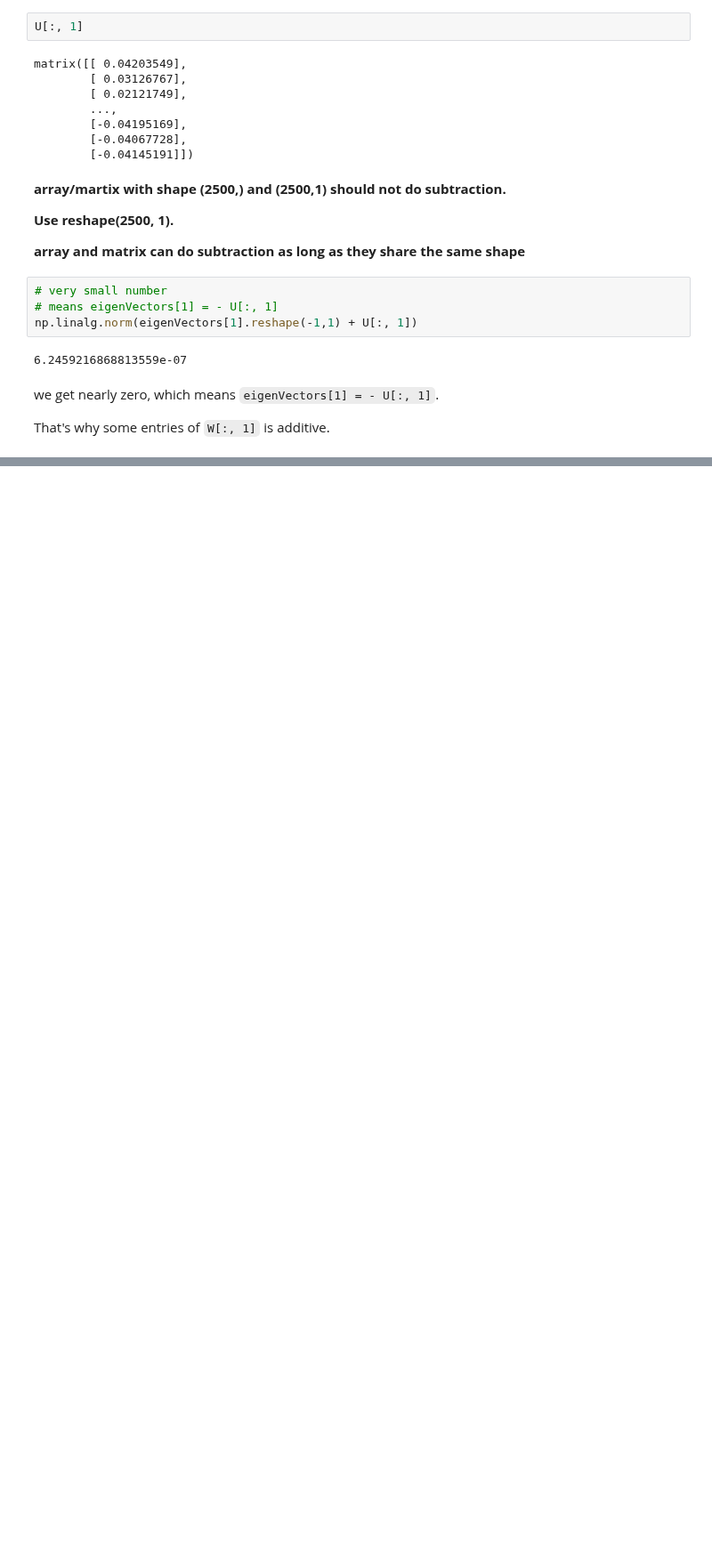
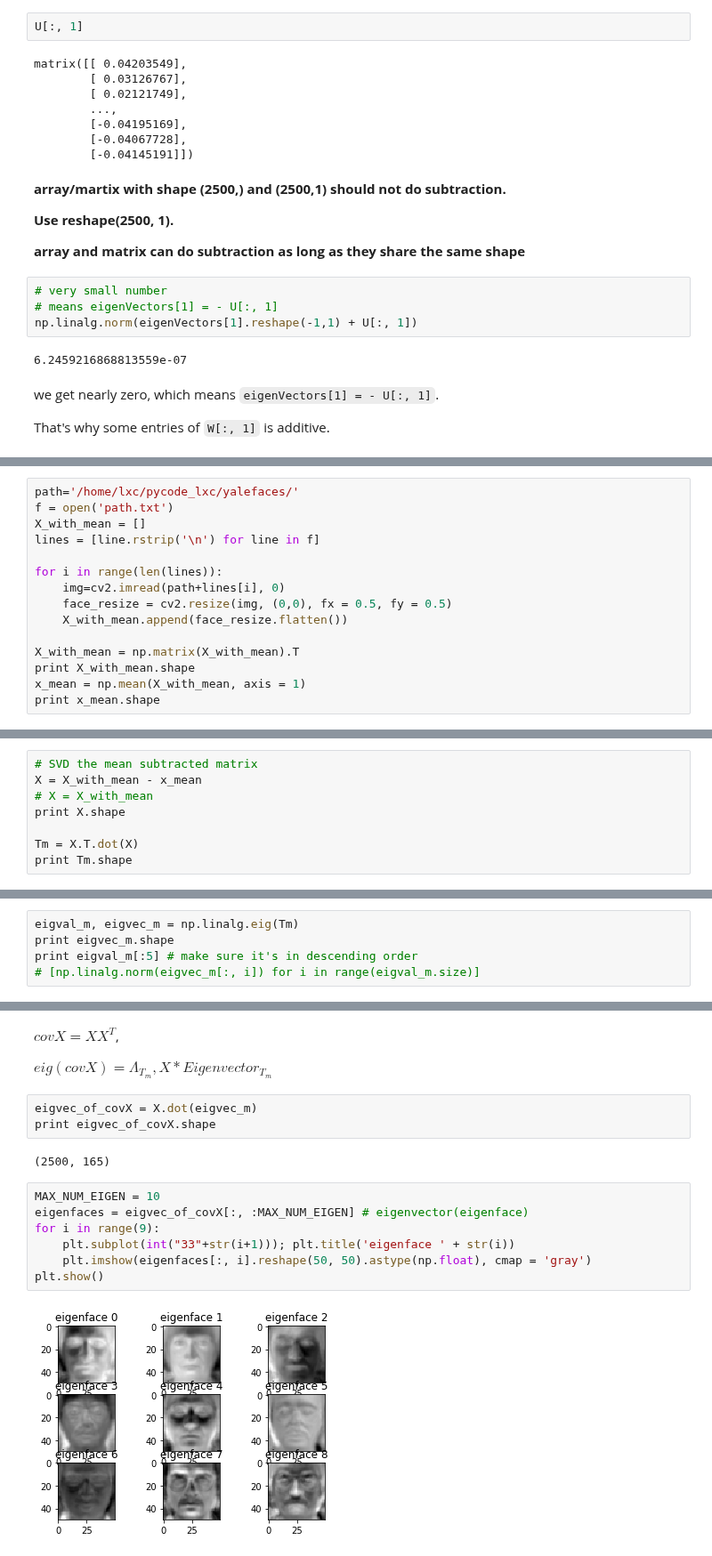
Before and after one commit to HsiaoTsan/MyMachineLearningCodes, a Jupyter notebook: PCA_SVD_EigenFace.ipynb, the cells around one changed output, grey strips where cells are left out. Shown at 89% size. Cells and saved outputs as stored; diff of their text form; blank space fills up the shorter version.

```diff
--- a/PCA_SVD_EigenFace.ipynb
+++ b/PCA_SVD_EigenFace.ipynb
@@ -245,0 +462,15 @@ That's why some entries of `W[:, 1]` is additive.
+# %%
+path='/home/lxc/pycode_lxc/yalefaces/'
+f = open('path.txt')
+X_with_mean = []
+lines = [line.rstrip('\n') for line in f]
+
+for i in range(len(lines)):
+    img=cv2.imread(path+lines[i], 0)
+    face_resize = cv2.resize(img, (0,0), fx = 0.5, fy = 0.5)
+    X_with_mean.append(face_resize.flatten())
+
+X_with_mean = np.matrix(X_with_mean).T
+print X_with_mean.shape
+x_mean = np.mean(X_with_mean, axis = 1)
+print x_mean.shape
@@ -245,0 +480,8 @@ That's why some entries of `W[:, 1]` is additive.
+# %%
+# SVD the mean subtracted matrix
+X = X_with_mean - x_mean
+# X = X_with_mean
+print X.shape
+
+Tm = X.T.dot(X)
+print Tm.shape
@@ -245,0 +491,5 @@ That's why some entries of `W[:, 1]` is additive.
+# %%
+eigval_m, eigvec_m = np.linalg.eig(Tm)
+print eigvec_m.shape
+print eigval_m[:5] # make sure it's in descending order
+# [np.linalg.norm(eigvec_m[:, i]) for i in range(eigval_m.size)]
@@ -245,0 +500,18 @@ That's why some entries of `W[:, 1]` is additive.
+# %% [markdown]
+$covX = XX^T$,
+
+$eig(covX) = \Lambda_{T_m}, X*Eigenvector_{T_m}$
+# %%
+eigvec_of_covX = X.dot(eigvec_m)
+print eigvec_of_covX.shape
+# %% [output]
+(2500, 165)
+# %%
+MAX_NUM_EIGEN = 10
+eigenfaces = eigvec_of_covX[:, :MAX_NUM_EIGEN] # eigenvector(eigenface)
+for i in range(9):
+    plt.subplot(int("33"+str(i+1))); plt.title('eigenface ' + str(i))
+    plt.imshow(eigenfaces[:, i].reshape(50, 50).astype(np.float), cmap = 'gray')
+plt.show()
+# %% [output]
+[figure, added]
```
Also changed, not shown: parts of 33 cells of this notebook.
